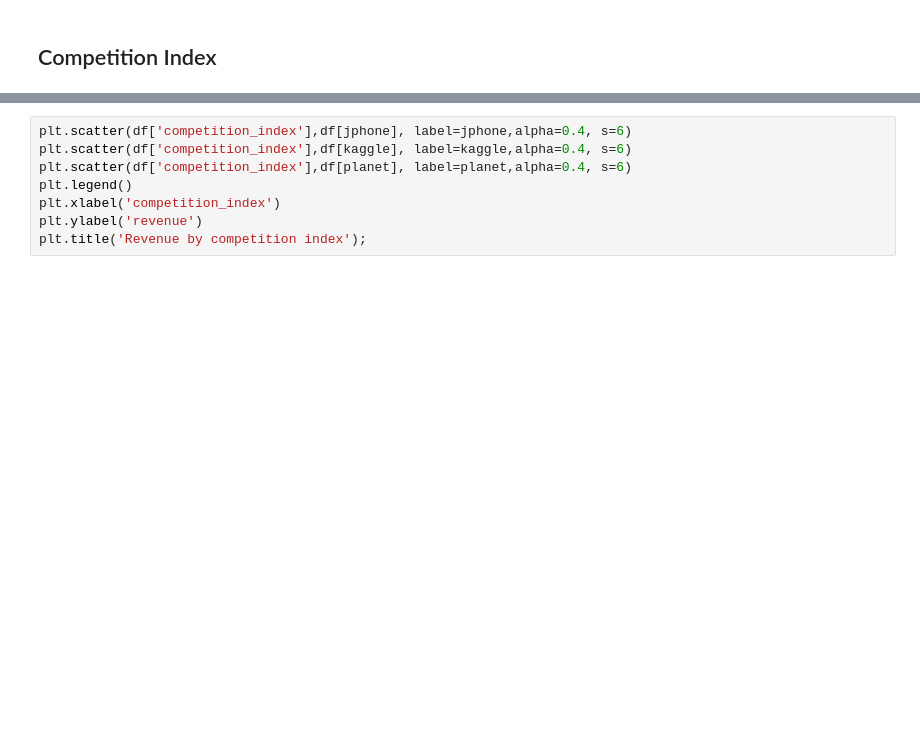
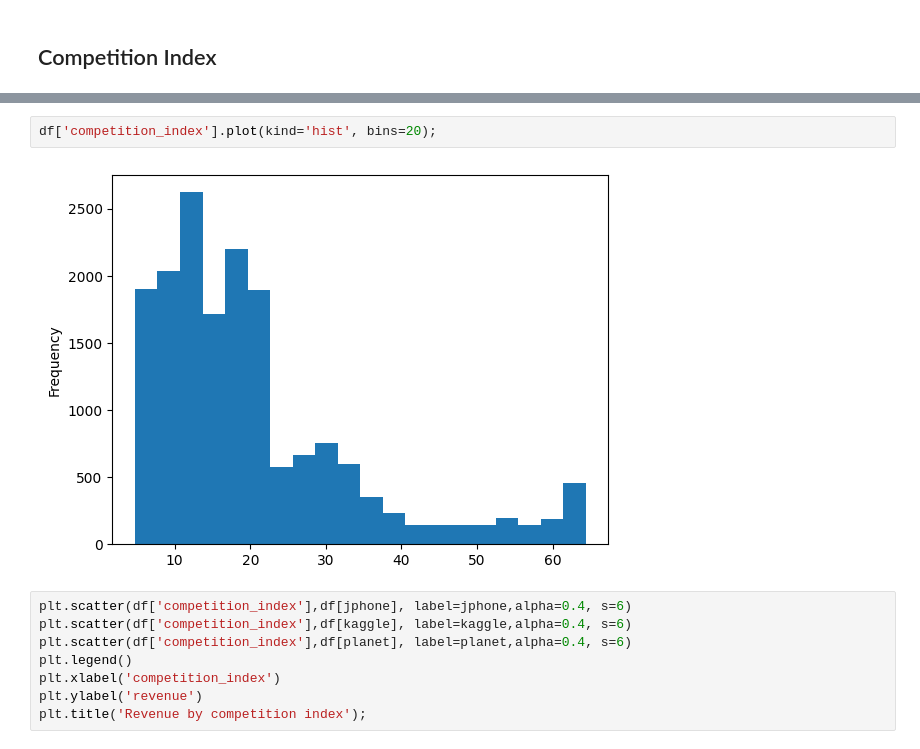
Before and after one commit to jsilvalavin/orange_test_stage, a Jupyter notebook: notebooks/exploration.ipynb, the cells around one changed output, grey strips where cells are left out. Drawn from its saved outputs; the diff is of its cells as text; blank space fills up the shorter version.

```diff
--- a/notebooks/exploration.ipynb
+++ b/notebooks/exploration.ipynb
@@ -96,3 +157,7 @@ We notice inmediately that there is a correlation with revenue and marketing, so
+# %%
+df['competition_index'].plot(kind='hist', bins=20);
+# %% [output]
+[figure, added]
 # %%
 plt.scatter(df['competition_index'],df[jphone], label=jphone,alpha=0.4, s=6)
 plt.scatter(df['competition_index'],df[kaggle], label=kaggle,alpha=0.4, s=6)
```
Also changed, not shown: parts of 50 cells of this notebook.
